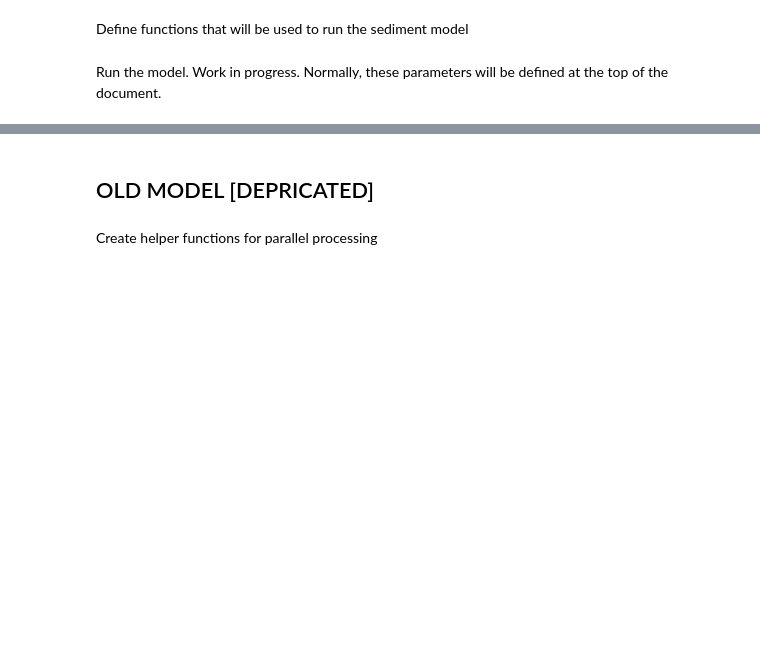
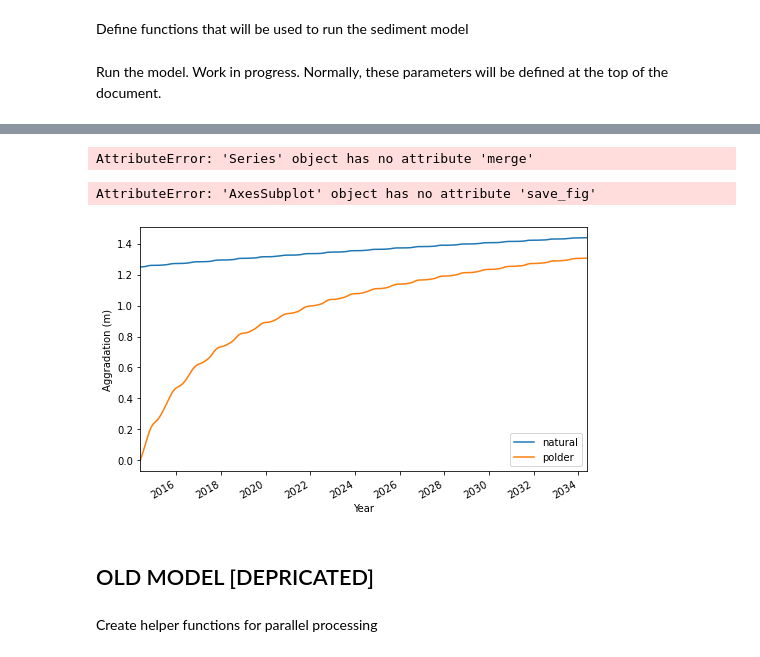
Before and after one commit to christasich/tidal_flat_0d, a Jupyter notebook: notebooks/sediment-model.ipynb, the cells around one changed output, grey strips where cells are left out. Cells and saved outputs as stored; diff of their text form; code cells hidden in the pictures; blank space fills up the shorter version.

```diff
--- a/notebooks/sediment-model.ipynb
+++ b/notebooks/sediment-model.ipynb
@@ -352,3 +366,22 @@ dtype: float64
+# %%
+polder = pd.read_feather('for_jonathan/polder_20yr.feather').set_index('Datetime')
+natural = pd.read_feather('for_jonathan/natural_20yr.feather').set_index('Datetime')
+both = pd.concat([natural.elev, polder.elev], axis=1)
+# %% [output]
+AttributeError: 'Series' object has no attribute 'merge'
+# %%
+start = 0
+end = -1
+frac = 0.001
+p = both[start:end][['elev']].sample(frac=frac).plot(figsize=(8,5))
+p.margins(x=0)
+p.legend(['natural', 'polder'])
+p.set_xlabel('Year')
+p.set_ylabel('Aggradation (m)')
+p.savefig('./for_jonathan/polder_v_natural_20yr.png')
+# %% [output]
+AttributeError: 'AxesSubplot' object has no attribute 'save_fig'
+[figure, added]
 # %% [markdown]
 ## OLD MODEL [DEPRICATED]
 # %%
```
Also changed, not shown: parts of 6 cells of this notebook, 2 other files.
